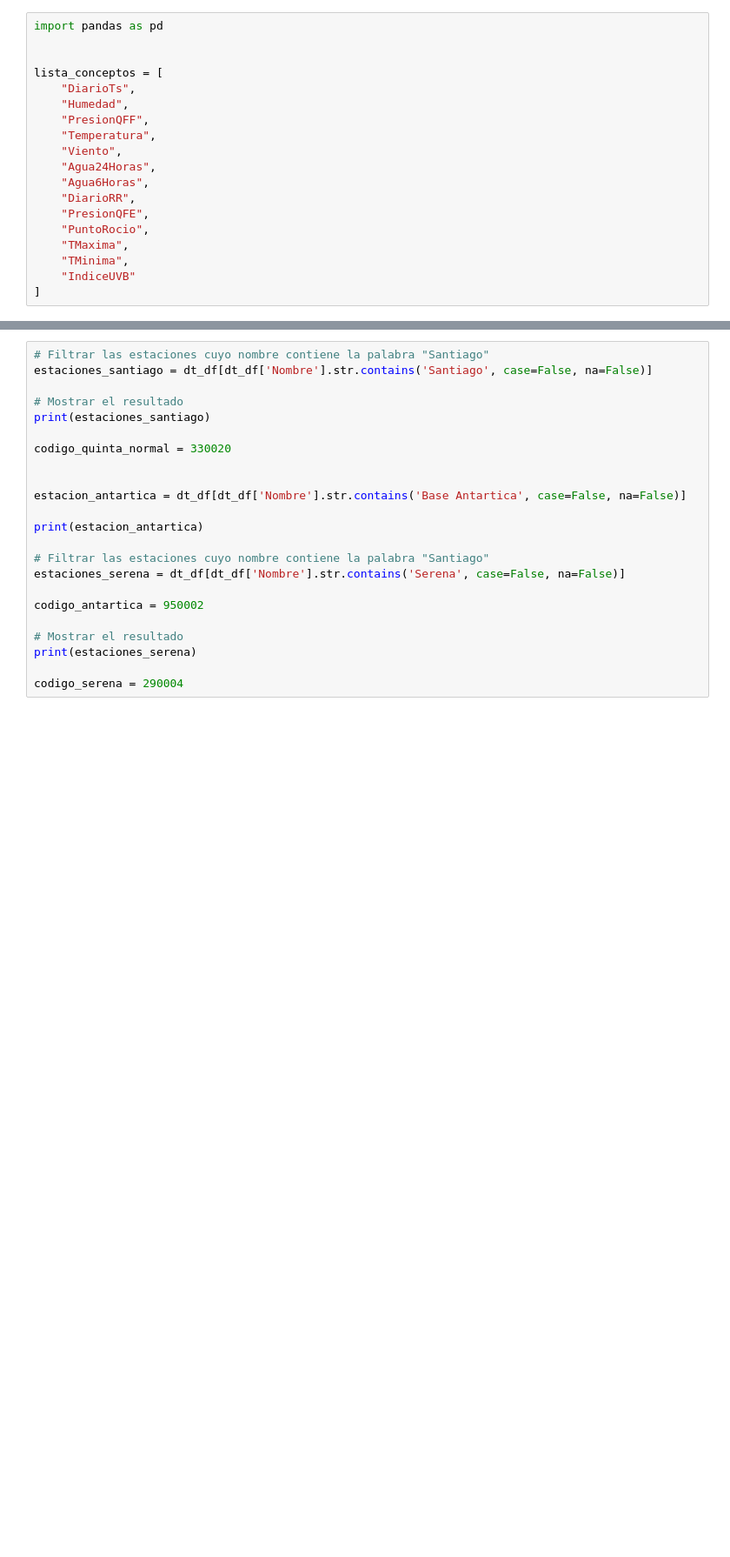
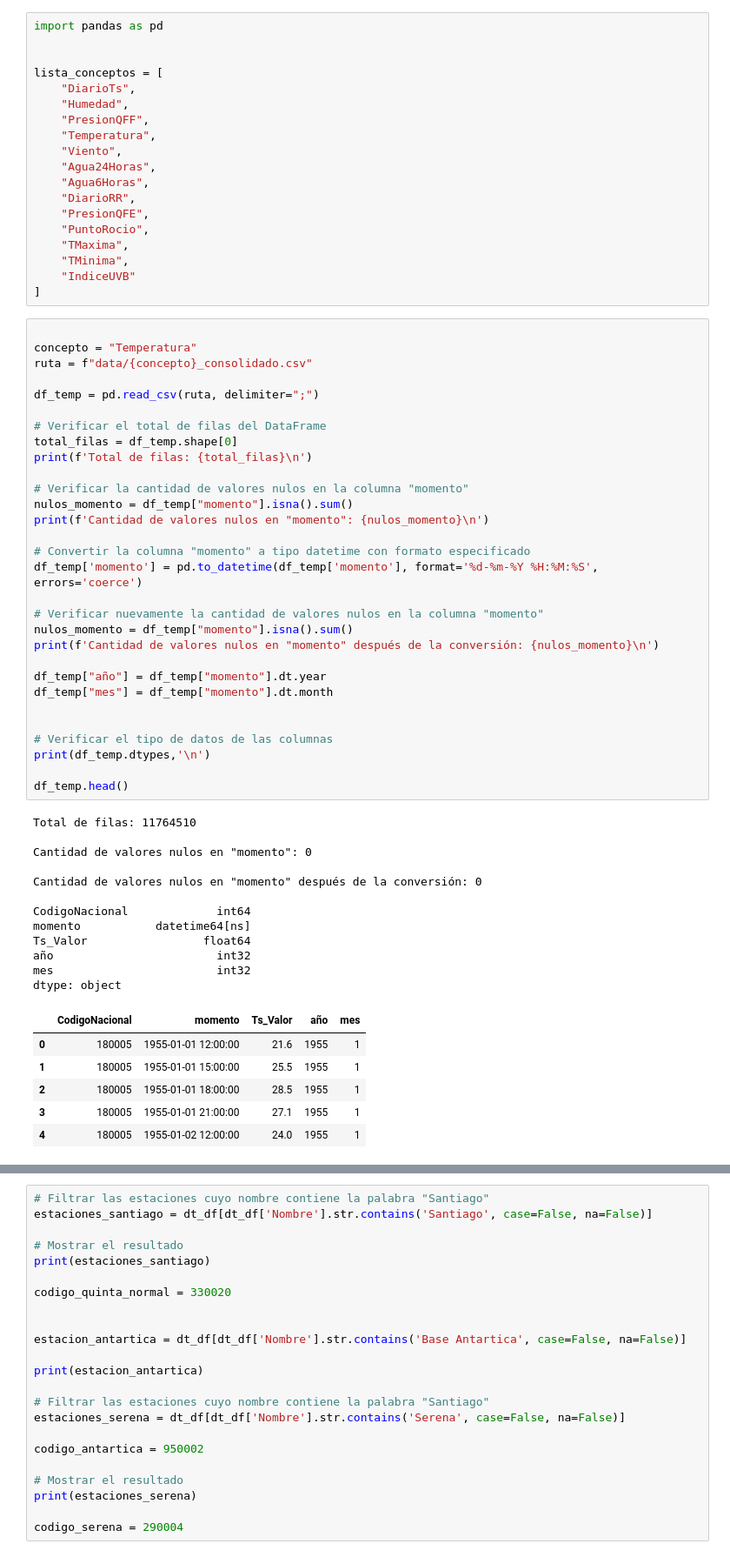
Before and after one commit to lcarvajalrojas3/Datos_climaticos_analisis_exploratorio, a Jupyter notebook: analisis.ipynb, the cells around one changed output, grey strips where cells are left out. Shown at 87% size. Drawn from its saved outputs; the diff is of its cells as text; blank space fills up the shorter version.

```diff
--- a/analisis.ipynb
+++ b/analisis.ipynb
@@ -17,4 +17,53 @@ lista_conceptos = [
     "TMinima",
     "IndiceUVB"
 ]
+# %%
+
+concepto = "Temperatura"
+ruta = f"data/{concepto}_consolidado.csv"
+
+df_temp = pd.read_csv(ruta, delimiter=";")
+
+# Verificar el total de filas del DataFrame
+total_filas = df_temp.shape[0]
+print(f'Total de filas: {total_filas}\n')
+
+# Verificar la cantidad de valores nulos en la columna "momento"
+nulos_momento = df_temp["momento"].isna().sum()
+print(f'Cantidad de valores nulos en "momento": {nulos_momento}\n')
+
+# Convertir la columna "momento" a tipo datetime con formato especificado
+df_temp['momento'] = pd.to_datetime(df_temp['momento'], format='%d-%m-%Y %H:%M:%S', errors='coerce')
+
+# Verificar nuevamente la cantidad de valores nulos en la columna "momento"
+nulos_momento = df_temp["momento"].isna().sum()
+print(f'Cantidad de valores nulos en "momento" después de la conversión: {nulos_momento}\n')
+
+df_temp["año"] = df_temp["momento"].dt.year
+df_temp["mes"] = df_temp["momento"].dt.month
+
+
+# Verificar el tipo de datos de las columnas
+print(df_temp.dtypes,'\n')
+
+df_temp.head()
+# %% [output]
+Total de filas: 11764510
+
+Cantidad de valores nulos en "momento": 0
+
+Cantidad de valores nulos en "momento" después de la conversión: 0
+
+CodigoNacional             int64
+momento           datetime64[ns]
+Ts_Valor                 float64
+año                        int32
+mes                        int32
+dtype: object
+|  | CodigoNacional | momento | Ts_Valor | año | mes |
+| 0 | 180005 | 1955-01-01 12:00:00 | 21.6 | 1955 | 1 |
+| 1 | 180005 | 1955-01-01 15:00:00 | 25.5 | 1955 | 1 |
+| 2 | 180005 | 1955-01-01 18:00:00 | 28.5 | 1955 | 1 |
+| 3 | 180005 | 1955-01-01 21:00:00 | 27.1 | 1955 | 1 |
+| 4 | 180005 | 1955-01-02 12:00:00 | 24.0 | 1955 | 1 |
 # %%
```
Also changed, not shown: parts of 5 cells of this notebook, 24 other files.
